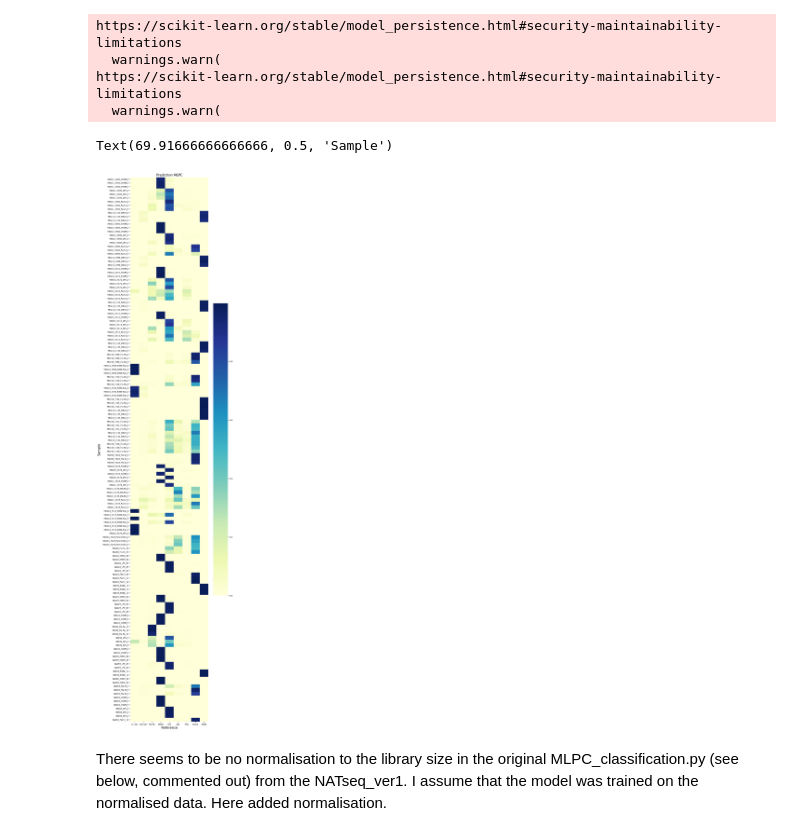
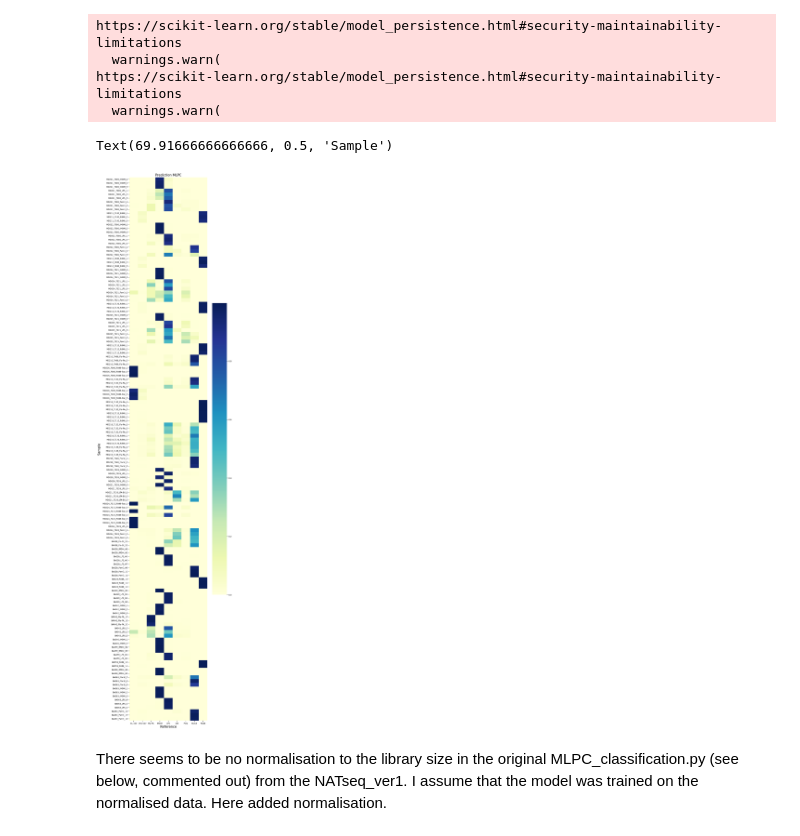
Before and after one commit to sqn-bioinformatics/MATseq, a Jupyter notebook: notebooks/20231025_PCA&first_run_mlpc.ipynb, the cells around one changed output. Saved outputs shown, nothing was run; the diff lists cells and outputs as text; code cells hidden in the pictures.

```diff
--- a/notebooks/20231025_PCA&first_run_mlpc.ipynb
+++ b/notebooks/20231025_PCA&first_run_mlpc.ipynb
@@ -141,3 +148,3 @@ custom_palette_24 = [
 # %%
-file_name = "/home/t.afanasyeva/MATseq/notebooks/gene_counts_106_samples.csv"
-data = pd.read_csv(file_name, index_col="sample")
+file_name = "/home/t.afanasyeva/MATseq/notebooks/gene_counts_7128_old_all_filtered.csv"
+data_old_batch = pd.read_csv(file_name, index_col="sample")
@@ -149,7 +151,5 @@ data_old_batch = pd.read_csv(file_name, index_col="sample")
 # %% [markdown]
 Drop a sample with high IL-6 expression (BA028_IMDM_03).
-# %%
-data_old_batch = data_old_batch.drop(index="BA028_IMDM_03", axis=0)
 # %%
 processed_data_pca = data_prep_pca(data)
 processed_data_old_pca = data_prep_pca(data_old_batch)
@@ -179,27 +182,0 @@ plt.legend(bbox_to_anchor=(1.02, 1), loc="upper left", borderaxespad=0)
-# %%
-classes_old, batches_old = get_classes_batches(processed_data_old_pca)
-data_old_pca = pca.fit_transform(processed_data_old_pca)
-
-sns.set_context(
-    "paper",
-    rc={
-        "font.size": 12,
-        "axes.titlesize": 8,
-        "axes.labelsize": 12,
-        "figure.figsize": (240, 160),
-    },
-)
-
-
-scatter = sns.scatterplot(
-    x=data_old_pca.pca0,
-    y=data_old_pca.pca1,
-    hue=classes_old,
-    style=batches_old,
-    palette=custom_palette_24,
-    s=50,
-)
-
-plt.xlabel("Principal Component 1")
-plt.ylabel("Principal Component 2")
-plt.legend(bbox_to_anchor=(1.02, 1), loc="upper left", borderaxespad=0)
@@ -281,20 +244,20 @@ https://scikit-learn.org/stable/model_persistence.html#security-maintainability-
 # %%
 X_test = data_prep_mlpc(data_combined_subset)
 # %%
-mlpc_results = pd.DataFrame(
+mlpc_results_ver1 = pd.DataFrame(
     model.predict_proba(X_test), columns=list(model.classes_), index=list(X_test.index)
 )
 # %%
 fig, ax = plt.subplots(figsize=(8, 45))
-heat = sns.heatmap(mlpc_results.iloc[:-2], cmap="YlGnBu", ax=ax)
+heat = sns.heatmap(mlpc_results_ver1.iloc[::], cmap="YlGnBu", ax=ax)
 
 # Adjust layout for the second plot
 heat.set_title(f"Prediction MLPC", fontsize=15)
 heat.set_xlabel("Reference", fontsize=15)
 heat.set_ylabel("Sample", fontsize=15, labelpad=10)
 # %% [output]
 Text(69.91666666666666, 0.5, 'Sample')
-[figure, old version]
+[figure, new version]
 # %% [markdown]
 There seems to be no normalisation to the library size in the original MLPC_classification.py (see below, commented out) from the NATseq_ver1. I assume that the model was trained on the normalised data. Here added normalisation.
 # %%
```
Also changed, not shown: parts of 16 cells of this notebook, 22 other files.
